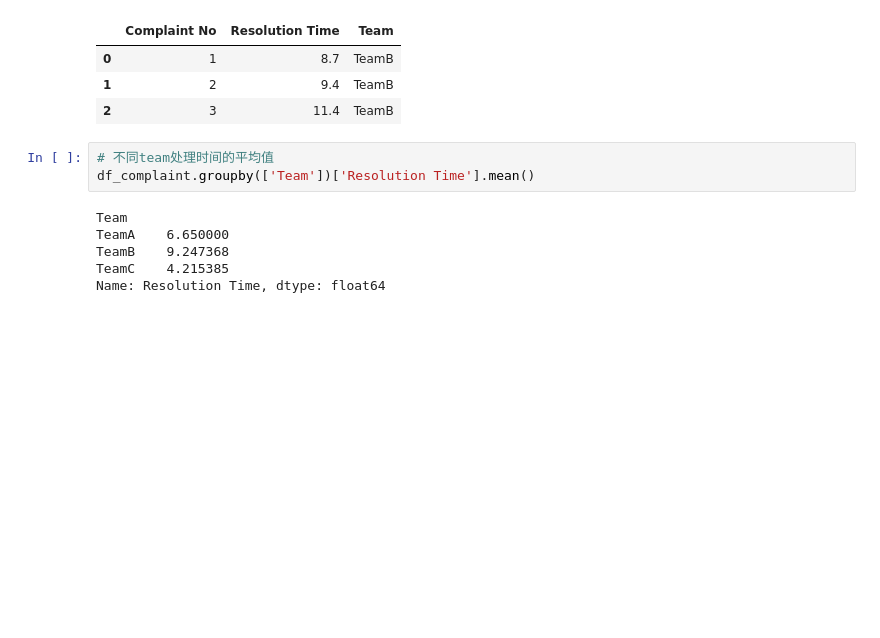
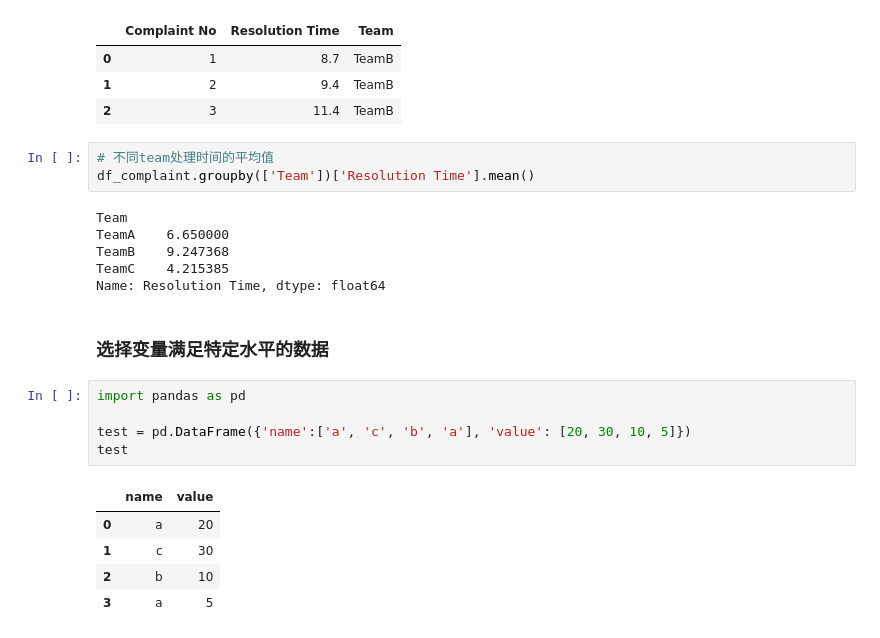
Before and after one commit to richardzrh/Python-Data-Analysis-for-Industry, a Jupyter notebook: 第五章 Pandas.ipynb, the cells around one changed output. Saved outputs shown, nothing was run; the diff lists cells and outputs as text; blank space fills up the shorter version.

```diff
--- a/第五章 Pandas.ipynb
+++ b/第五章 Pandas.ipynb
@@ -478,3 +579,16 @@ TeamA    6.650000
 TeamB    9.247368
 TeamC    4.215385
 Name: Resolution Time, dtype: float64
+# %% [markdown]
+### 选择变量满足特定水平的数据
+# %%
+import pandas as pd
+
+test = pd.DataFrame({'name':['a', 'c', 'b', 'a'], 'value': [20, 30, 10, 5]})
+test
+# %% [output]
+|  | name | value |
+| 0 | a | 20 |
+| 1 | c | 30 |
+| 2 | b | 10 |
+| 3 | a | 5 |
```
Also changed, not shown: parts of 29 cells of this notebook, 7 other files.
